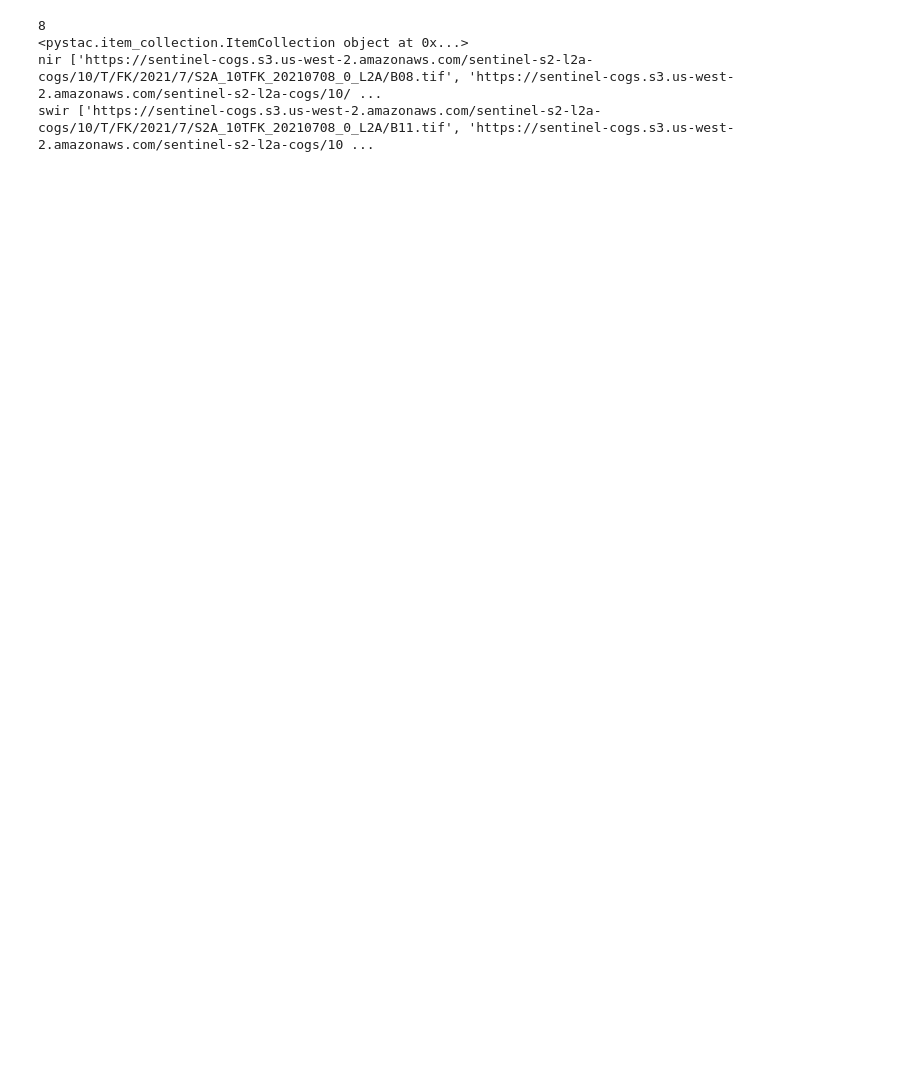
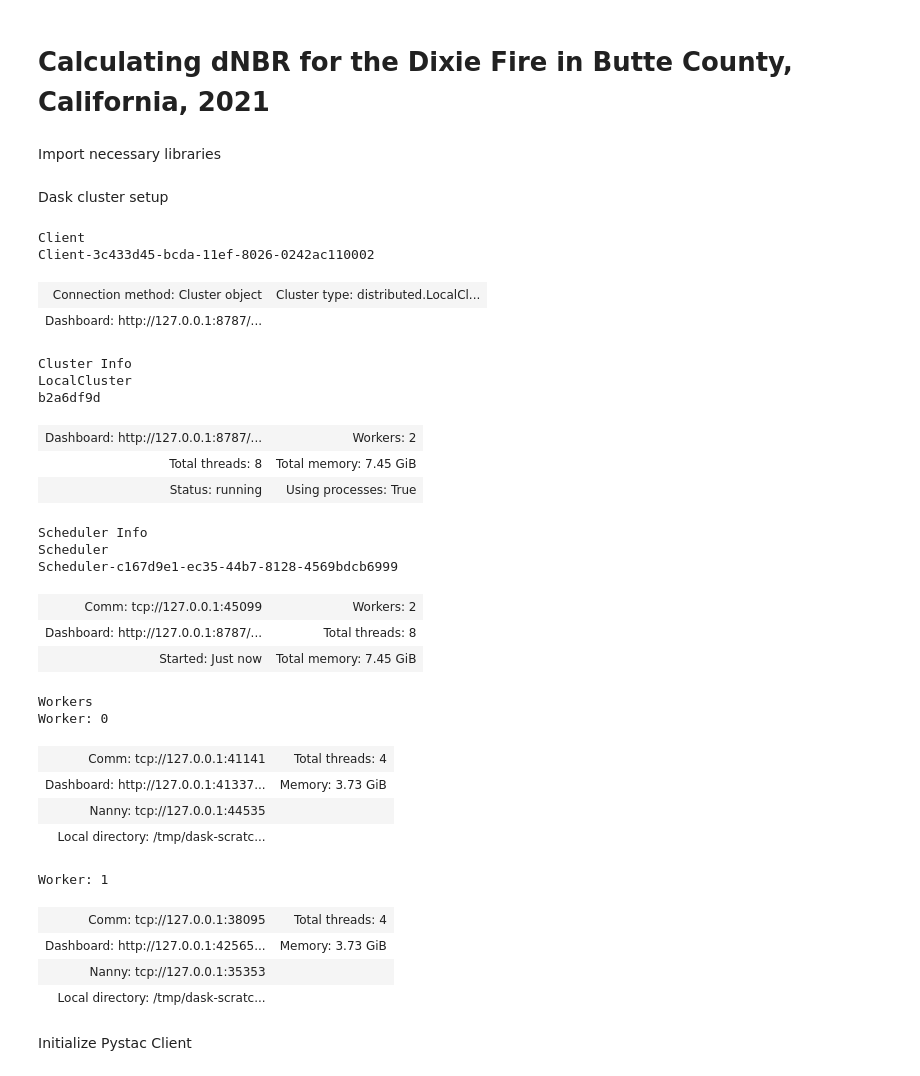
Before and after one commit to Abigail216/geog213-final, a Jupyter notebook: geog213_phillips_report.ipynb, the cells around one changed output. Drawn from its saved outputs; the diff is of its cells as text; code cells hidden in the pictures; blank space fills up the shorter version.

```diff
--- a/geog213_phillips_report.ipynb
+++ b/geog213_phillips_report.ipynb
@@ -1,3 +1,7 @@
+# %% [markdown]
+# Calculating dNBR for the Dixie Fire in Butte County, California, 2021
+# %% [markdown]
+Import necessary libraries
 # %%
 from utils import *
 import planetary_computer
@@ -13,3 +15,57 @@ client
+# %% [markdown]
+Dask cluster setup
+# %%
+from dask.distributed import Client as DaskClient, LocalCluster
+
+# Set the total memory available (in GB)
+total_memory = 8  # GB
+workers = 2
+
+# Calculate memory per worker
+memory_per_worker = total_memory / workers
+
+# Set up the Dask cluster with memory per worker
+cluster = LocalCluster(
+    n_workers=workers,  # Number of workers
+    threads_per_worker=4,  # One thread per worker
+    memory_limit=f"{memory_per_worker}GB"  # Set memory limit per worker
+)
+
+# Connect the client to the cluster
+client = DaskClient(cluster)
+
+# Check cluster status
+client
+# %% [output]
+Client
+Client-3c433d45-bcda-11ef-8026-0242ac110002
+| Connection method: Cluster object | Cluster type: distributed.LocalCl... |
+| Dashboard: http://127.0.0.1:8787/... |  |
+Cluster Info
+LocalCluster
+b2a6df9d
+| Dashboard: http://127.0.0.1:8787/... | Workers: 2 |
+| Total threads: 8 | Total memory: 7.45 GiB |
+| Status: running | Using processes: True |
+Scheduler Info
+Scheduler
+Scheduler-c167d9e1-ec35-44b7-8128-4569bdcb6999
+| Comm: tcp://127.0.0.1:45099 | Workers: 2 |
+| Dashboard: http://127.0.0.1:8787/... | Total threads: 8 |
+| Started: Just now | Total memory: 7.45 GiB |
+Workers
+Worker: 0
+| Comm: tcp://127.0.0.1:41141 | Total threads: 4 |
+| Dashboard: http://127.0.0.1:41337... | Memory: 3.73 GiB |
+| Nanny: tcp://127.0.0.1:44535 |  |
+| Local directory: /tmp/dask-scratc... |  |
+Worker: 1
+| Comm: tcp://127.0.0.1:38095 | Total threads: 4 |
+| Dashboard: http://127.0.0.1:42565... | Memory: 3.73 GiB |
+| Nanny: tcp://127.0.0.1:35353 |  |
+| Local directory: /tmp/dask-scratc... |  |
+# %% [markdown]
+Initialize Pystac Client
 # %%
 from pystac_client import Client as PystacClient
 api_url = "https://earth-search.aws.element84.com/v1"
@@ -25,13 +72,0 @@ post_datetime = "2021-10-28"
-# %%
-pre = FindBoxScene(pre_datetime, bbox)
-print(pre)
-nir_urls = gen_stac_asset_urls(pre, 'nir')
-swir_urls = gen_stac_asset_urls(pre, 'swir16')
-
-print('nir', nir_urls)
-print('swir', swir_urls)
-# %% [output]
-8
-<pystac.item_collection.ItemCollection object at 0x...>
-nir ['https://sentinel-cogs.s3.us-west-2.amazonaws.com/sentinel-s2-l2a-cogs/10/T/FK/2021/7/S2A_10TFK_20210708_0_L2A/B08.tif', 'https://sentinel-cogs.s3.us-west-2.amazonaws.com/sentinel-s2-l2a-cogs/10/ ...
-swir ['https://sentinel-cogs.s3.us-west-2.amazonaws.com/sentinel-s2-l2a-cogs/10/T/FK/2021/7/S2A_10TFK_20210708_0_L2A/B11.tif', 'https://sentinel-cogs.s3.us-west-2.amazonaws.com/sentinel-s2-l2a-cogs/10 ...
```
Also changed, not shown: parts of 34 cells of this notebook, 1 other file.
